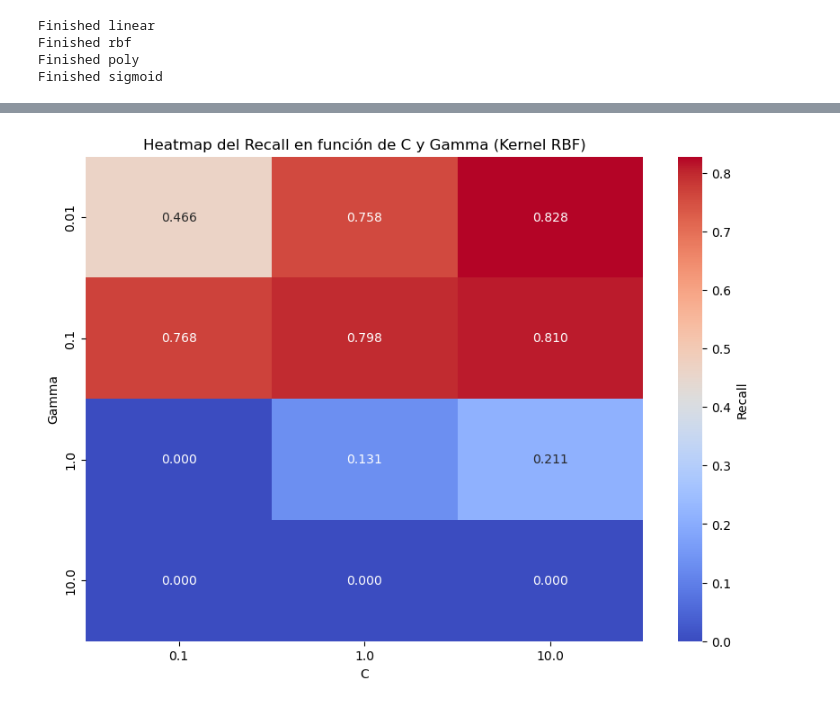
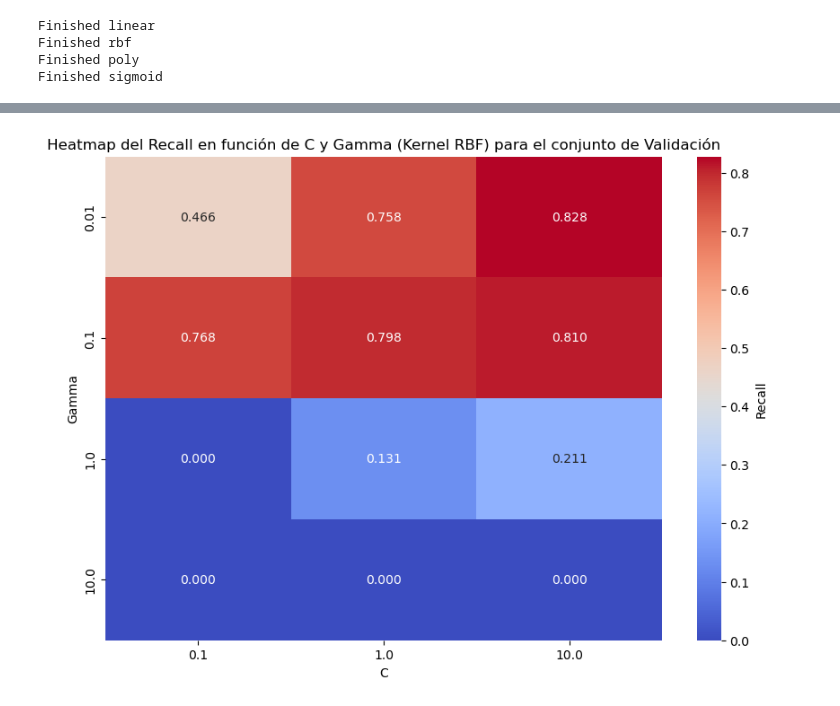
Before and after one commit to alvaar04/Tarea2ML, a Jupyter notebook: G08.ipynb, the cells around one changed output, grey strips where cells are left out. Cells and saved outputs as stored; diff of their text form; code cells hidden in the pictures.

```diff
--- a/G08.ipynb
+++ b/G08.ipynb
@@ -250,5 +253,5 @@ Ahora vamos a ver como varía el *recall* en función de los hiperparámetros de
 # %%
-hp_linear = {'C': [10,1,0.1]}
+hp_linear = {'C': np.linspace(0.01,3,20)}
 hp_rbf = {'C': [10,1,0.1],'gamma': [0.01, 0.1, 1, 10]}
 hp_poly = {'C': [10,1,0.1],'degree': [2,3,4],'gamma':  [0.01, 0.1, 1, 10]}
 hp_sigmoid = {'C': [10,1,0.1],'gamma': [0.01, 0.1, 1, 10]}
@@ -337,35 +340,30 @@ plt.show()
 # %%
-import seaborn as sns
-import pandas as pd
-import matplotlib.pyplot as plt
-
 # Extraer resultados del GridSearchCV
-kernel_rbf_results = resultados['rbf']  # Asegúrate de que es el kernel correcto
+kernel_rbf_results = resultados['rbf']
 
 # Extraer los valores de C, gamma y el score
 C_values = kernel_rbf_results['param_C'].data
 gamma_values = kernel_rbf_results['param_gamma'].data
 recall_scores = kernel_rbf_results['mean_test_score']
 
-# Crear un DataFrame para facilitar el manejo de datos
+# Creamos un DataFrame para facilitar el manejo de datos
 df = pd.DataFrame({
     'C': C_values,
     'Gamma': gamma_values,
     'Recall': recall_scores
 })
 
-# Crear una tabla pivotante para el heatmap
+# Creamos una tabla pivotante para el heatmap
 pivot_table = df.pivot_table(index='Gamma', columns='C', values='Recall')
 
-# Dibujar el heatmap con Seaborn
 plt.figure(figsize=(10, 7))
-sns.heatmap(pivot_table, annot=True, cmap='coolwarm', fmt=".3f", cbar_kws={'label': 'Recall'}) # PRUEBA: coolwarm , YlOrRd , crest
-plt.title('Heatmap del Recall en función de C y Gamma (Kernel RBF)')
+sns.heatmap(pivot_table, annot=True, cmap='coolwarm', fmt=".3f", cbar_kws={'label': 'Recall'})
+plt.title('Heatmap del Recall en función de C y Gamma (Kernel RBF) para el conjunto de Validación')
 plt.xlabel('C')
 plt.ylabel('Gamma')
 plt.show()
 # %% [output]
-[figure, old version]
+[figure, new version]
 # %%
 import plotly.graph_objects as go
 import plotly.io as pio
```
Also changed, not shown: parts of 23 cells of this notebook.
